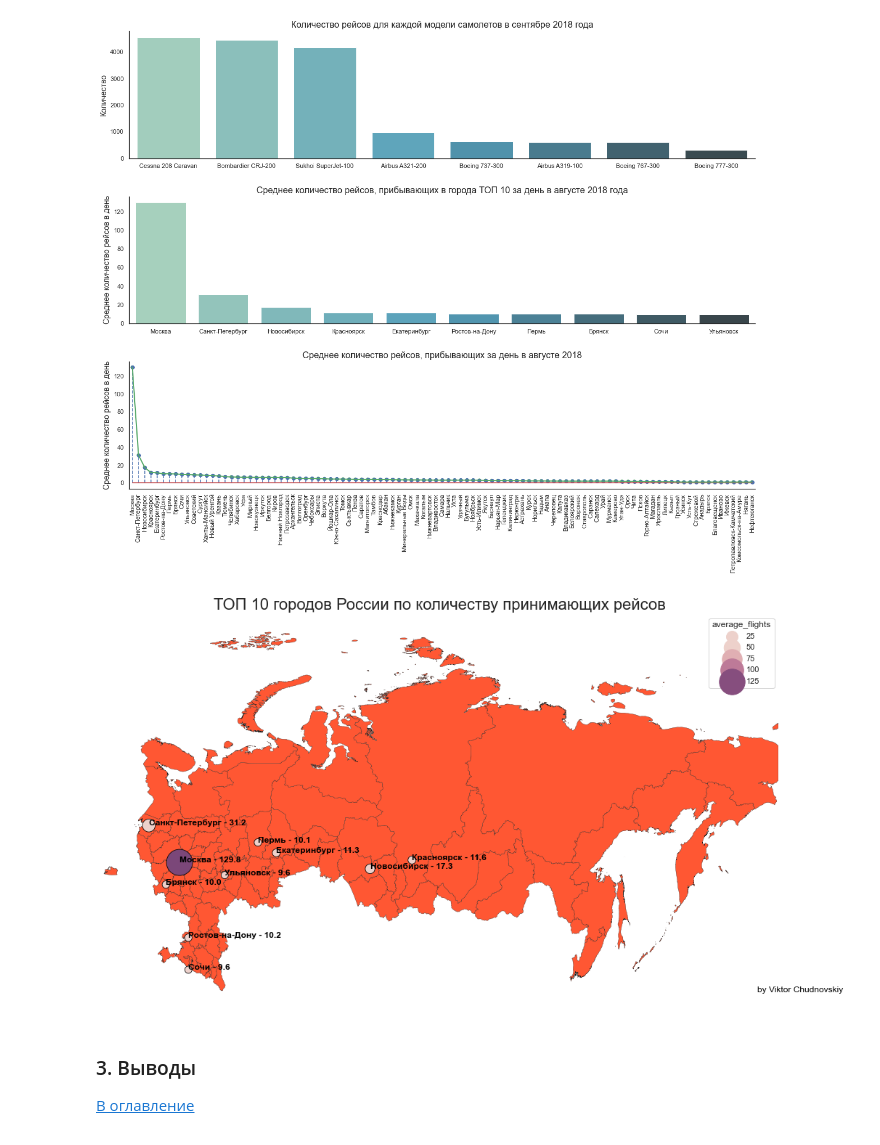
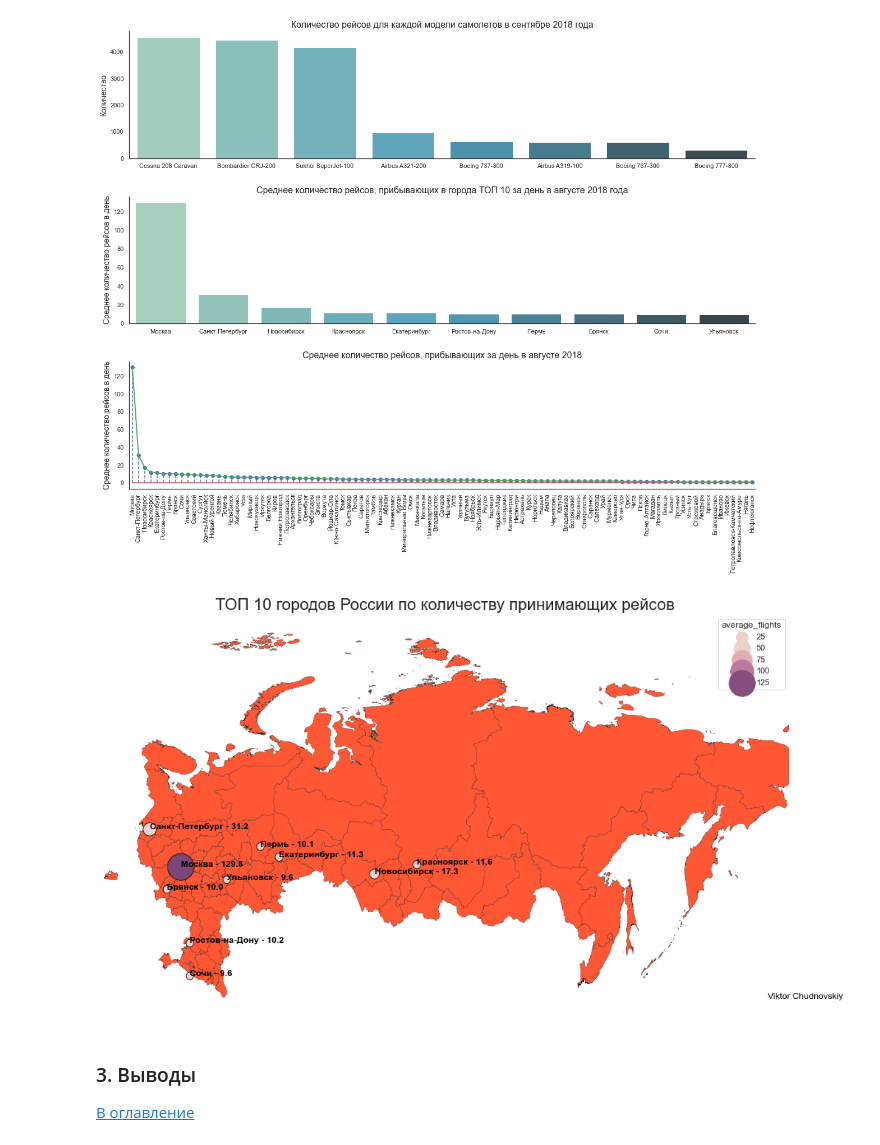
Before and after one commit to choodnovsky/pet_projects, a Jupyter notebook: aviation.ipynb, the cells around one changed output. Saved outputs shown, nothing was run; the diff lists cells and outputs as text; code cells hidden in the pictures.

```diff
--- a/aviation.ipynb
+++ b/aviation.ipynb
@@ -166,34 +166,34 @@ top_flights = cities_df.sort_values(by='average_flights', ascending=False).head(
 # %%
 fig, axs = plt.subplots(1, 1, sharey=True, figsize=(23, 10))
 rus_map.plot(color='#FF5733', linewidth=0.3, ax=axs, edgecolor='0.1').set_xlim([19, 180])
 sns.despine()
 
 
 sns.scatterplot(data=top_flights,
                 x="lon",
                 y="lat",
                 hue="average_flights",
                 size="average_flights",
                 sizes=(100, 1300),
                 hue_norm=(60, 160),
                 color='r',
                 edgecolor='0.01',
                 ax = axs)
 
 for i in range(top_flights.shape[0]):
     city_name = top_flights.loc[i,].to_list()[0]
     lon = top_flights.loc[i,].to_list()[2]
     lat = top_flights.loc[i,].to_list()[3]
     val = top_flights.loc[i,].to_list()[1]
     axs.text(lat, lon, f'{city_name} - {val:.1f}', fontsize=12, weight='bold',  color='black')
 
 
-axs.text(175, 41, 'by Viktor Chudnovskiy', fontsize=12,  color='black')
+axs.text(175, 41, 'Viktor Chudnovskiy', fontsize=12,  color='black')
 axs.axis('off')
 plt.title('ТОП 10 городов России по количеству принимающих рейсов', size=22)
 plt.show()
 # %% [output]
-[figure, old version]
+[figure, new version]
 # %% [markdown]
 ### 3. Выводы
 <a class="anchor" id="step_3"></a>
```
Also changed, not shown: 1 other file.
